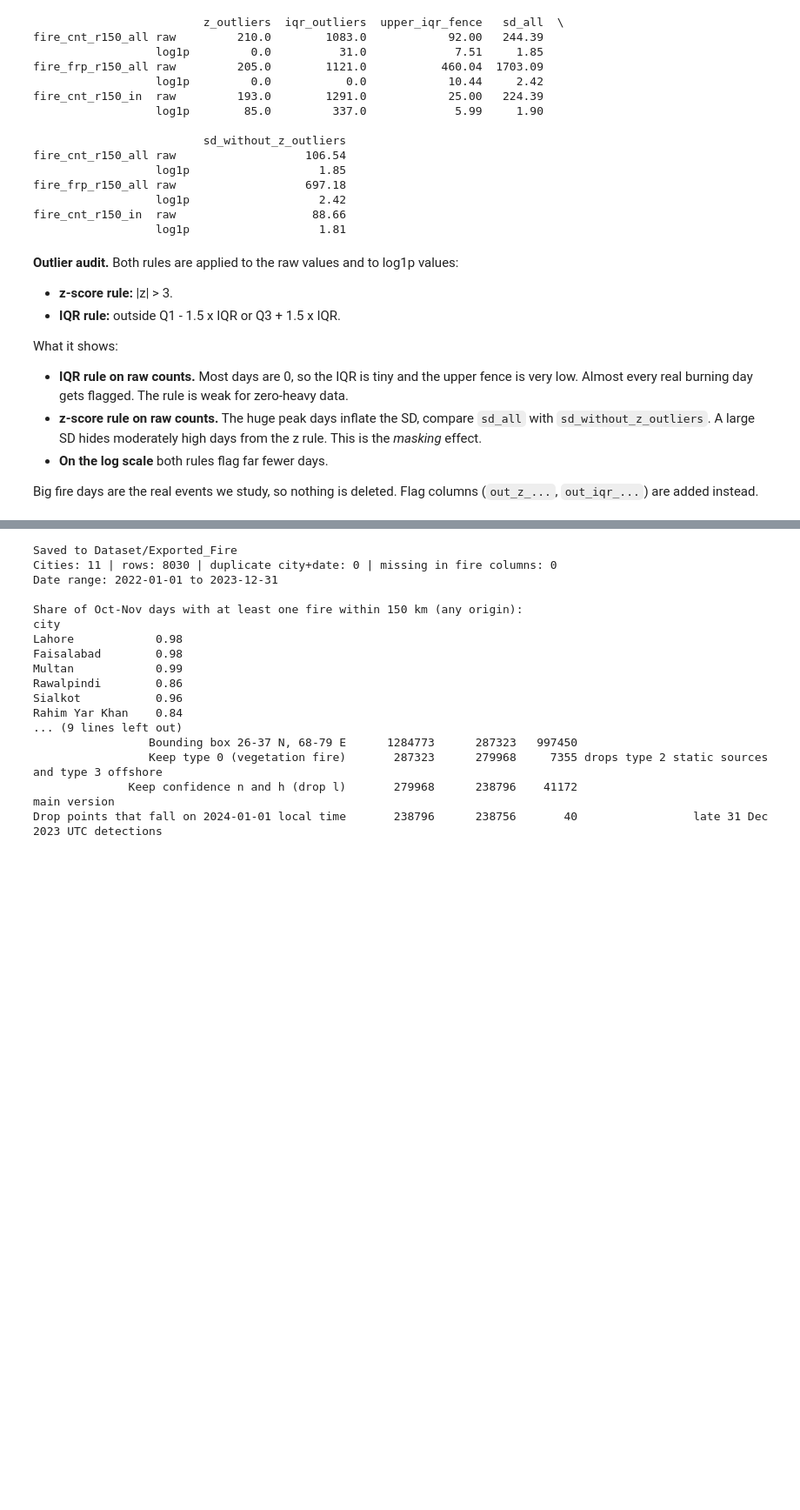
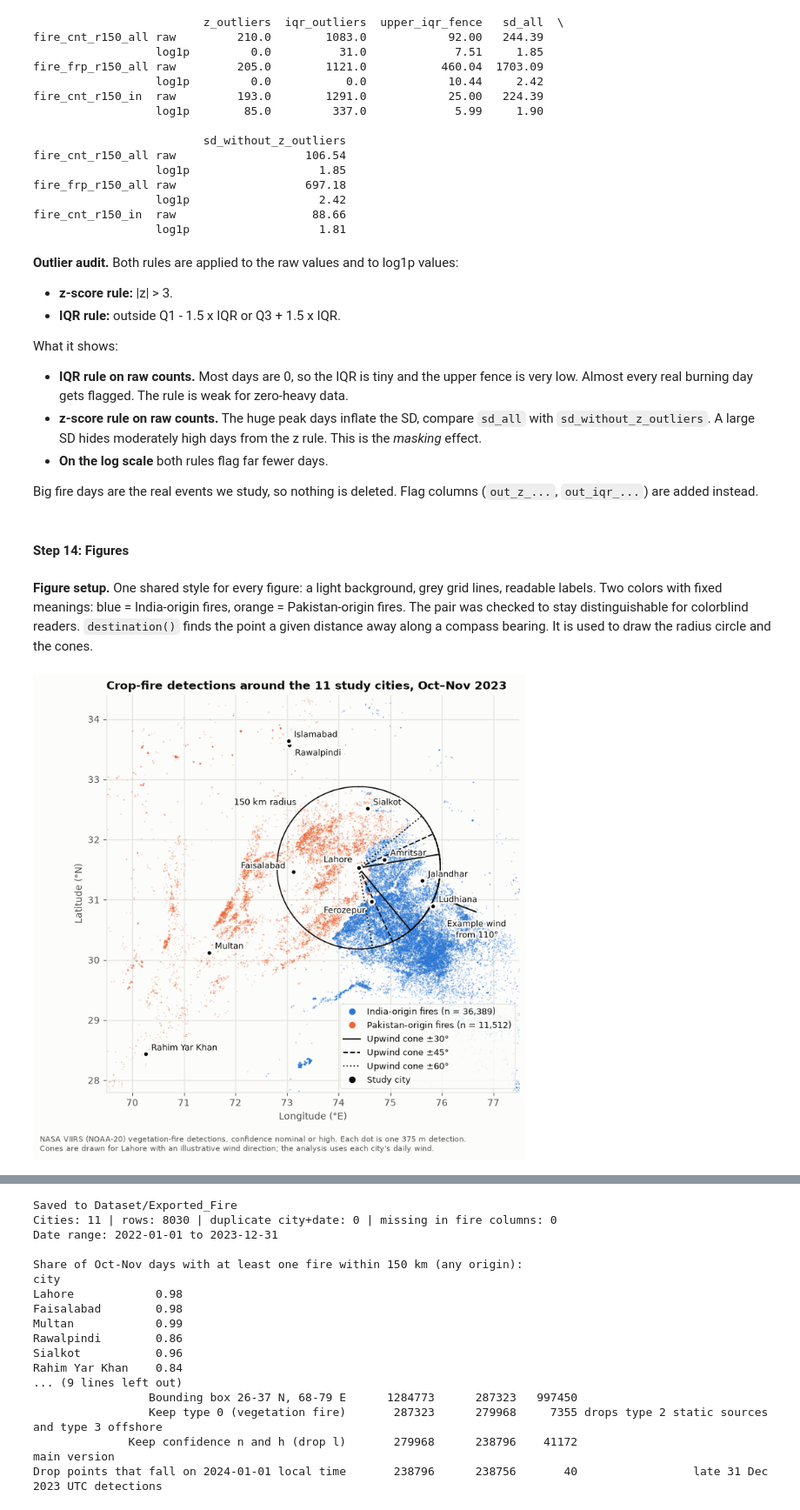
Before and after one commit to IsmailNooruddin/Smog-Analysis-DSSG, a Jupyter notebook: fire.ipynb, the cells around one changed output, grey strips where cells are left out. Shown at 87% size. Saved outputs shown, nothing was run; the diff lists cells and outputs as text; code cells hidden in the pictures; blank space fills up the shorter version.

Commit message:
Add fire figures: study-area map with cones and monthly detections by origin

```diff
--- a/fire.ipynb
+++ b/fire.ipynb
@@ -482,3 +482,5 @@ What it shows:
 - **On the log scale** both rules flag far fewer days.
 
 Big fire days are the real events we study, so nothing is deleted. Flag columns (`out_z_...`, `out_iqr_...`) are added instead.
+# %% [markdown]
+#### Step 14: Figures
@@ -484,0 +520,64 @@ Big fire days are the real events we study, so nothing is deleted. Flag columns
+# %% [markdown]
+**Figure setup.** One shared style for every figure: a light background, grey grid lines, readable labels.
+Two colors with fixed meanings: blue = India-origin fires, orange = Pakistan-origin fires. The pair was checked to stay distinguishable for colorblind readers.
+`destination()` finds the point a given distance away along a compass bearing. It is used to draw the radius circle and the cones.
+# %%
+# Figure 1: study area. Fires of the 2023 rice-burning season, the 11 cities,
+# Lahore's 150 km radius, and the three cone widths for one example wind direction.
+season = fires[(fires["date"] >= "2023-10-01") & (fires["date"] <= "2023-11-30")]
+EXAMPLE_CITY, EXAMPLE_WIND_FROM = "Lahore", 110     # illustrative wind direction, not a real day
+
+fig, ax = plt.subplots(figsize=(8, 7.2))
+for origin in ["PK", "IN"]:
+    pts = season[season["origin_country"] == origin]
+    ax.scatter(pts["longitude"], pts["latitude"], s=1.5, color=ORIGIN_COLOR[origin],
+               alpha=0.35, linewidths=0, rasterized=True)
+
+clat, clon = CITY_COORDS[EXAMPLE_CITY]
+ring = np.array([destination(clat, clon, b, 150) for b in np.arange(0, 361, 2)])
+ax.plot(ring[:, 1], ring[:, 0], color=TEXT, lw=1.2)
+ring_label_at = destination(clat, clon, 315, 150)
+ax.annotate("150 km radius", xy=ring_label_at[::-1], xytext=(-4, 4), textcoords="offset points",
+            color=TEXT, fontsize=9, ha="right", va="bottom")
+
+for half, ls in [(30, "-"), (45, "--"), (60, ":")]:
+    arc = np.array([destination(clat, clon, b, 150)
+                    for b in np.linspace(EXAMPLE_WIND_FROM - half, EXAMPLE_WIND_FROM + half, 40)])
+    wedge = np.vstack([[clat, clon], arc, [clat, clon]])
+    ax.plot(wedge[:, 1], wedge[:, 0], color=TEXT, lw=1.4, ls=ls)
+arrow_start = destination(clat, clon, EXAMPLE_WIND_FROM, 235)
+ax.annotate("", xy=destination(clat, clon, EXAMPLE_WIND_FROM, 160)[::-1], xytext=arrow_start[::-1],
+            arrowprops=dict(arrowstyle="-|>", color=TEXT, lw=1.4))
+ax.annotate("Example wind\nfrom 110°", xy=arrow_start[::-1], xytext=(0, -6),
+            textcoords="offset points", fontsize=9, color=TEXT, ha="center", va="top", path_effects=halo)
+
+# label position per city (offset in points, alignment) so neighbouring names don't overlap
+LABEL_POS = {"Islamabad": ((6, 4), "left"), "Rawalpindi": ((6, -11), "left"), "Lahore": ((-6, 6), "right"), "Faisalabad": ((-6, 4), "right"),
+             "Amritsar": ((6, 4), "left"), "Ferozepur": ((-6, -12), "right"), "Jalandhar": ((6, 4), "left"),
+             "Ludhiana": ((6, 4), "left")}
+for city, (la, lo) in CITY_COORDS.items():
+    ax.scatter(lo, la, s=36, color=TEXT, edgecolors=SURFACE, linewidths=2, zorder=5)
+    offset, ha = LABEL_POS.get(city, ((6, 4), "left"))
+    ax.annotate(city, (lo, la), xytext=offset, textcoords="offset points", fontsize=9, ha=ha,
+                color=TEXT, zorder=6, path_effects=halo)
+
+ax.set_xlim(69.5, 77.5); ax.set_ylim(27.8, 34.4)
+ax.set_aspect(1 / np.cos(np.radians(31)))           # keeps distances true at Punjab's latitude
+ax.set_xlabel("Longitude (°E)"); ax.set_ylabel("Latitude (°N)")
+ax.grid(True, zorder=0); ax.set_axisbelow(True)
+ax.set_title("Crop-fire detections around the 11 study cities, Oct–Nov 2023", loc="left")
+
+handles = [Line2D([], [], ls="", marker="o", ms=6, color=ORIGIN_COLOR[o],
+                  label=f"{ORIGIN_LABEL[o]} (n = {(season['origin_country'] == o).sum():,})") for o in ["IN", "PK"]]
+handles += [Line2D([], [], color=TEXT, lw=1.4, ls=ls, label=f"Upwind cone ±{h}°") for h, ls in [(30, "-"), (45, "--"), (60, ":")]]
+handles += [Line2D([], [], ls="", marker="o", ms=6, color=TEXT, label="Study city")]
+ax.legend(handles=handles, loc="lower right", fontsize=9, facecolor=SURFACE, frameon=True, edgecolor=GRID)
+fig.text(0.01, 0.005,
+         "NASA VIIRS (NOAA-20) vegetation-fire detections, confidence nominal or high. Each dot is one 375 m detection.\n"
+         "Cones are drawn for Lahore with an illustrative wind direction; the analysis uses each city's daily wind.",
+         fontsize=8, color=TEXT_2, va="bottom")
+fig.tight_layout(rect=(0, 0.05, 1, 1))
+fig.savefig(FIG_DIR / "fig_fire_study_area.png", dpi=200)
+plt.show()
+# %% [output]
+[figure, added]
```
Also changed, not shown: parts of 5 cells of this notebook, 2 other files.
